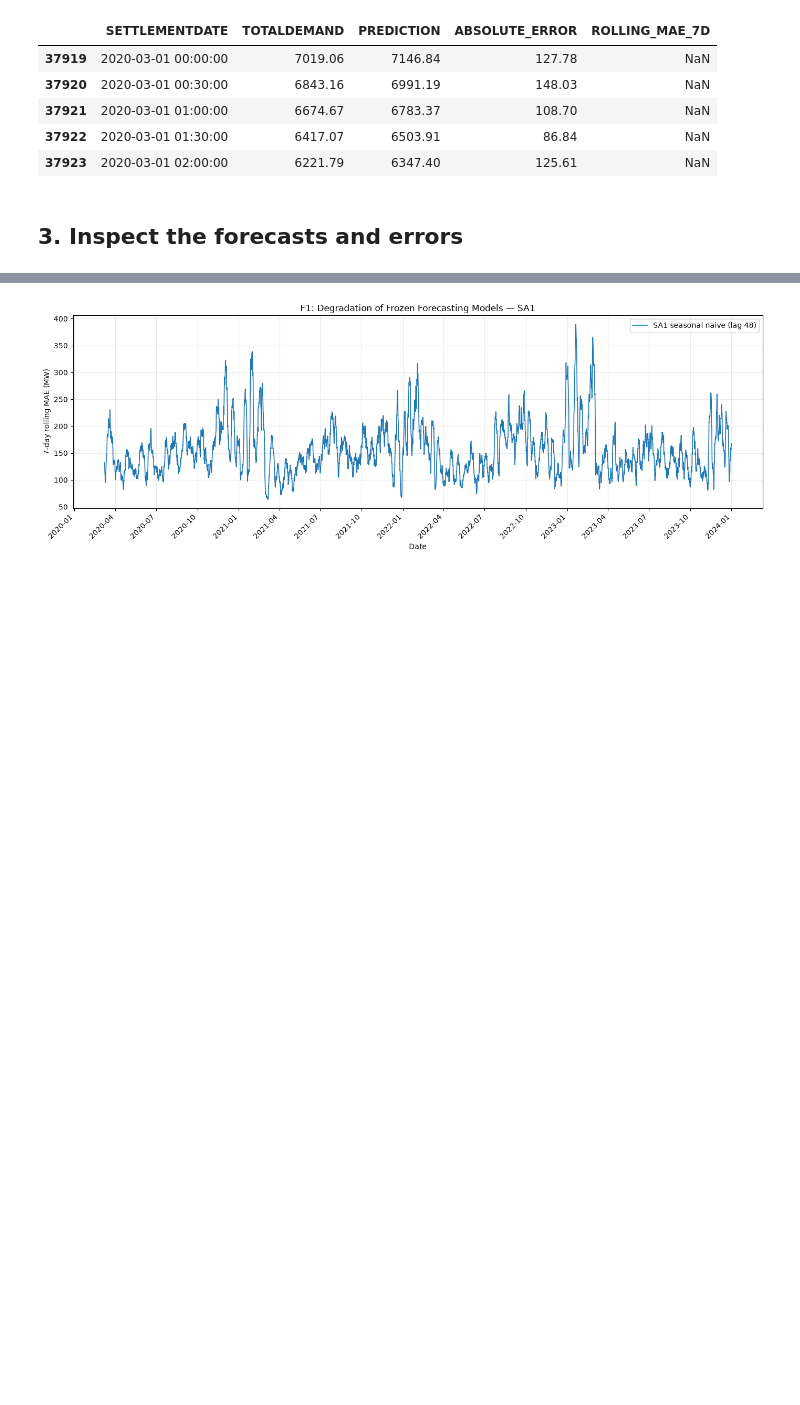
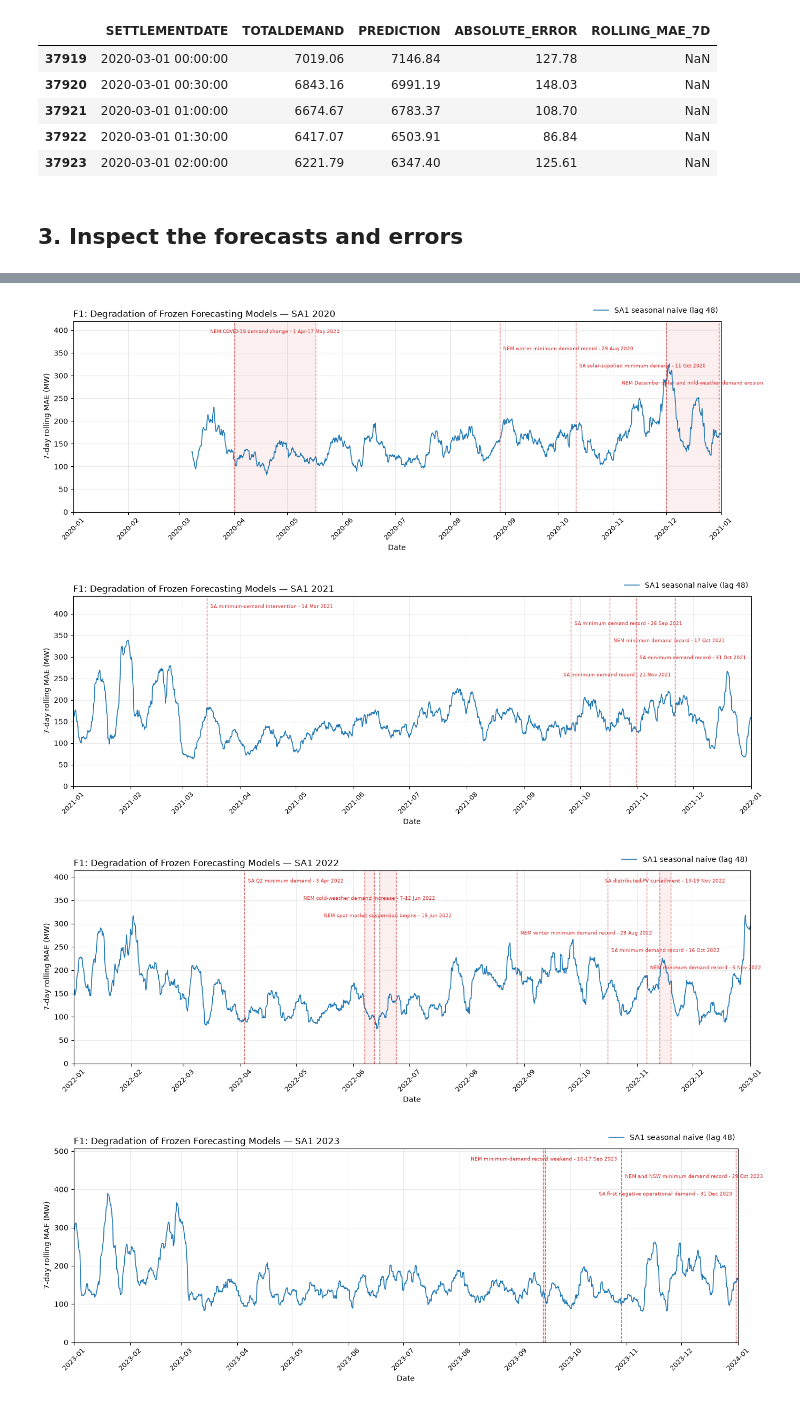
Before and after one commit to aintnoBaka7227/Detecting-and-Adapting-to-Concept-Drift-in-Time-Series-Forecasting, a Jupyter notebook: notebooks/exploration/seasonal_naive_baseline.ipynb, the cells around one changed output, grey strips where cells are left out. Saved outputs shown, nothing was run; the diff lists cells and outputs as text; code cells hidden in the pictures; blank space fills up the shorter version.

```diff
--- a/notebooks/exploration/seasonal_naive_baseline.ipynb
+++ b/notebooks/exploration/seasonal_naive_baseline.ipynb
@@ -141,10 +171,8 @@ for region, results in seasonal_results.items():
     print(f"  Test forecasts: {len(results):,}")
     print(f"  Overall test MAE: {results['ABSOLUTE_ERROR'].mean():,.2f} MW")
     print(f"  Missing forecasts: {results['PREDICTION'].isna().sum()}")
-    print(
-        "  Initial rolling-MAE values unavailable by design: "
-        f"{results['ROLLING_MAE_7D'].isna().sum()}"
-    )
+
+# The leading rolling-MAE gap is checked in the validation cell below.
 
 for region, results in seasonal_results.items():
     print(region)
@@ -216,29 +428,49 @@ SA1 and NSW1 sit on very different demand scales, so the combined plot above com
 # %%
-def plot_region(region: str, results: pd.DataFrame, color: str) -> None:
-    fig, ax = plt.subplots(figsize=(14, 5))
-
-    ax.plot(
-        results[TIMESTAMP_COLUMN],
-        results["ROLLING_MAE_7D"],
-        label=f"{region} seasonal naive (lag 48)",
-        linewidth=1.2,
-        color=color,
-    )
-
-    ax.set_title(f"F1: Degradation of Frozen Forecasting Models — {region}")
-    ax.set_xlabel("Date")
-    ax.set_ylabel("7-day rolling MAE (MW)")
-    ax.xaxis.set_major_locator(mdates.MonthLocator(interval=3))
-    ax.xaxis.set_major_formatter(mdates.DateFormatter("%Y-%m"))
-    fig.autofmt_xdate(rotation=45)
-    ax.grid(alpha=0.25)
-    ax.legend()
-
-    fig.tight_layout()
-    plt.show()
+region_colors = {"SA1": "tab:blue", "NSW1": "tab:orange"}
 
 
-plot_region("SA1", seasonal_results["SA1"], color="tab:blue")
+def plot_region_by_year(region: str, results: pd.DataFrame, color: str) -> None:
+    for year in test_years:
+        year_df = results[results[TIMESTAMP_COLUMN].dt.year == year]
+
+        fig, ax = plt.subplots(figsize=(14, 5))
+        ax.plot(
+            year_df[TIMESTAMP_COLUMN],
+            year_df["ROLLING_MAE_7D"],
+            label=f"{region} seasonal naive (lag 48)",
+            linewidth=1.2,
+            color=color,
+        )
+
+        # Headroom above the line so the vertical event labels stay readable.
+        year_max = year_df["ROLLING_MAE_7D"].max()
+        if pd.notna(year_max):
+            ax.set_ylim(0, year_max * 1.30)
+
+        annotate_events(ax, region, year)
+
+        # Title on the left, legend on the same row but outside the axes on the right.
+        ax.set_title(
+            f"F1: Degradation of Frozen Forecasting Models — {region} {year}", loc="left"
+        )
+        ax.set_xlabel("Date")
+        ax.set_ylabel("7-day rolling MAE (MW)")
+        format_month_axis(ax, year)
+        ax.legend(
+            loc="lower right",
+            bbox_to_anchor=(1.0, 1.02),
+            frameon=False,
+            borderaxespad=0.0,
+        )
+
+        fig.tight_layout()
+        plt.show()
+
+
+plot_region_by_year("SA1", seasonal_results["SA1"], color=region_colors["SA1"])
 # %% [output]
-[figure, old version]
+[figure, new version]
+[figure, added]
+[figure, added]
+[figure, added]
 # %% [markdown]
```
Also changed, not shown: parts of 13 cells of this notebook, 16 other files.
